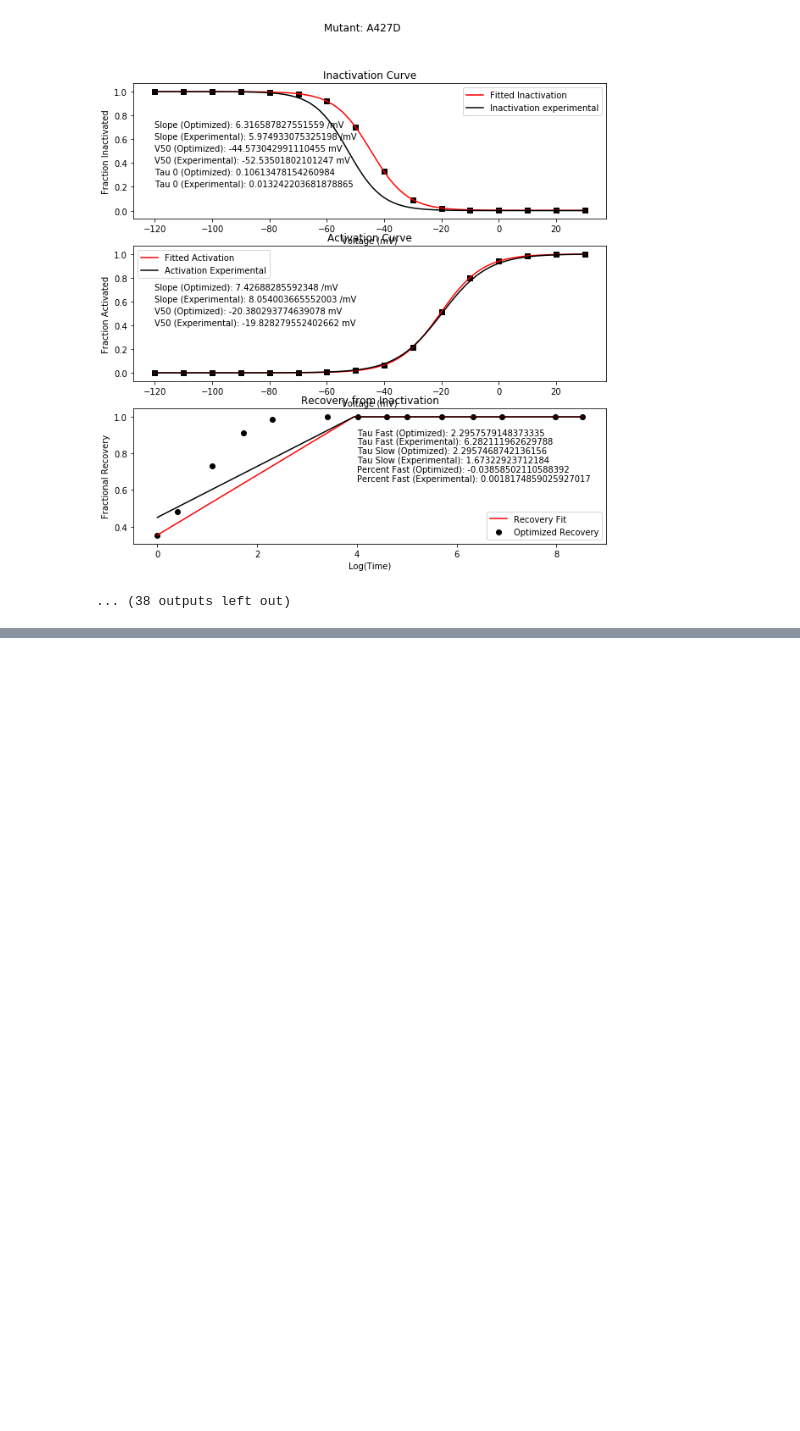
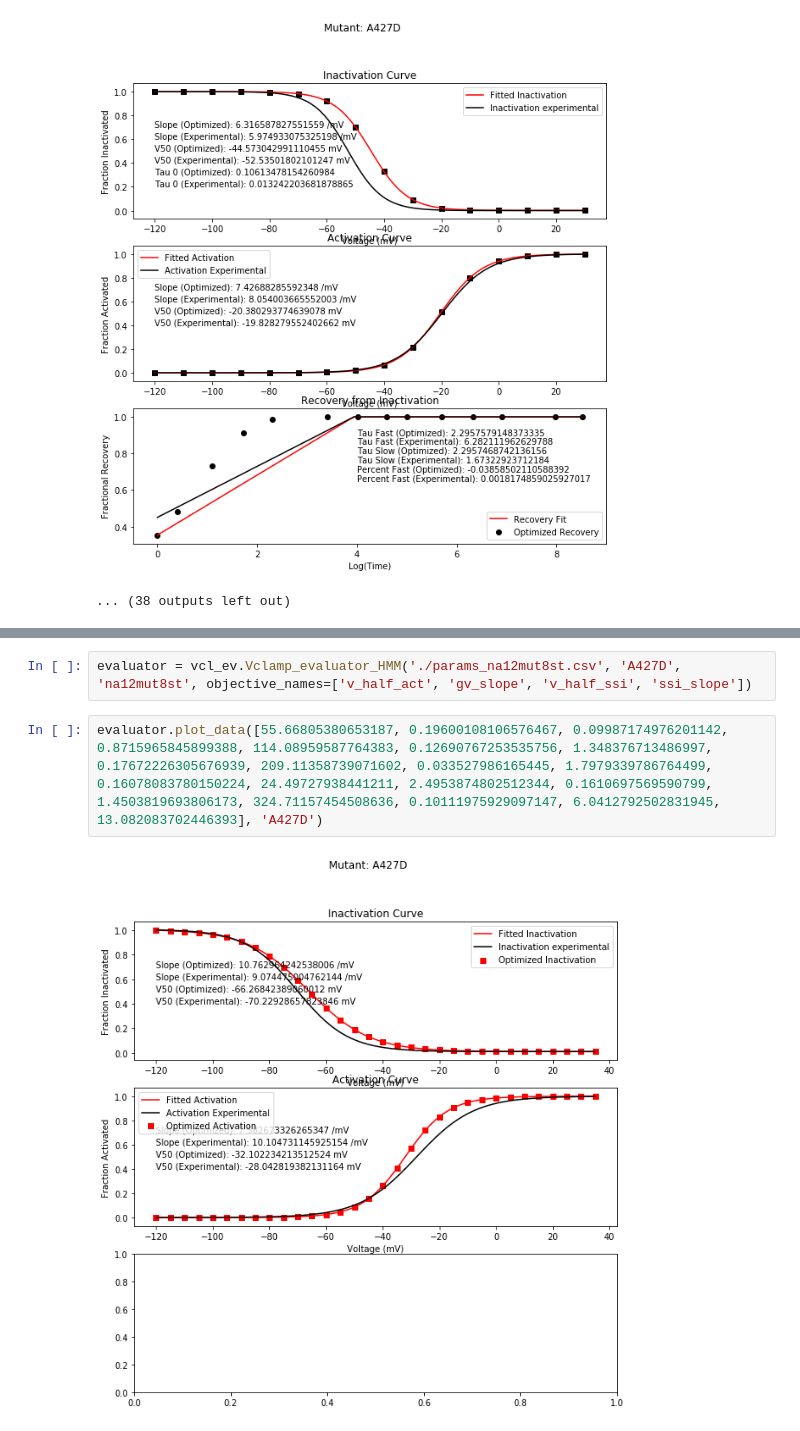
Before and after one commit to roybens/SimulatingVariants, a Jupyter notebook: Optimization with New Protocol.ipynb, the cells around one changed output, grey strips where cells are left out. Saved outputs shown, nothing was run; the diff lists cells and outputs as text; blank space fills up the shorter version.

```diff
--- a/Optimization with New Protocol.ipynb
+++ b/Optimization with New Protocol.ipynb
@@ -125,0 +184,6 @@ Generation: 6
+# %%
+evaluator = vcl_ev.Vclamp_evaluator_HMM('./params_na12mut8st.csv', 'A427D', 'na12mut8st', objective_names=['v_half_act', 'gv_slope', 'v_half_ssi', 'ssi_slope'])
+# %%
+evaluator.plot_data([55.66805380653187, 0.19600108106576467, 0.09987174976201142, 0.8715965845899388, 114.08959587764383, 0.12690767253535756, 1.348376713486997, 0.17672226305676939, 209.11358739071602, 0.033527986165445, 1.7979339786764499, 0.16078083780150224, 24.49727938441211, 2.4953874802512344, 0.1610697569590799, 1.4503819693806173, 324.71157454508636, 0.10111975929097147, 6.0412792502831945, 13.082083702446393], 'A427D')
+# %% [output]
+[figure, added]
```
Also changed, not shown: parts of 9 cells of this notebook, 22 other files.
